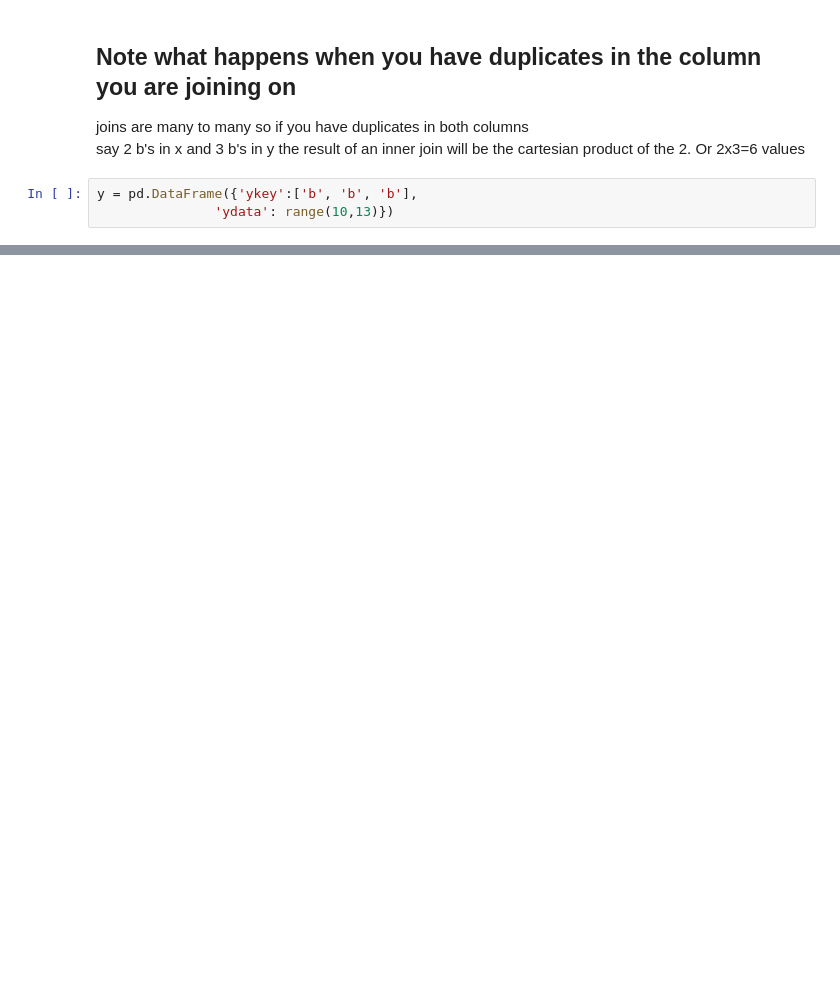
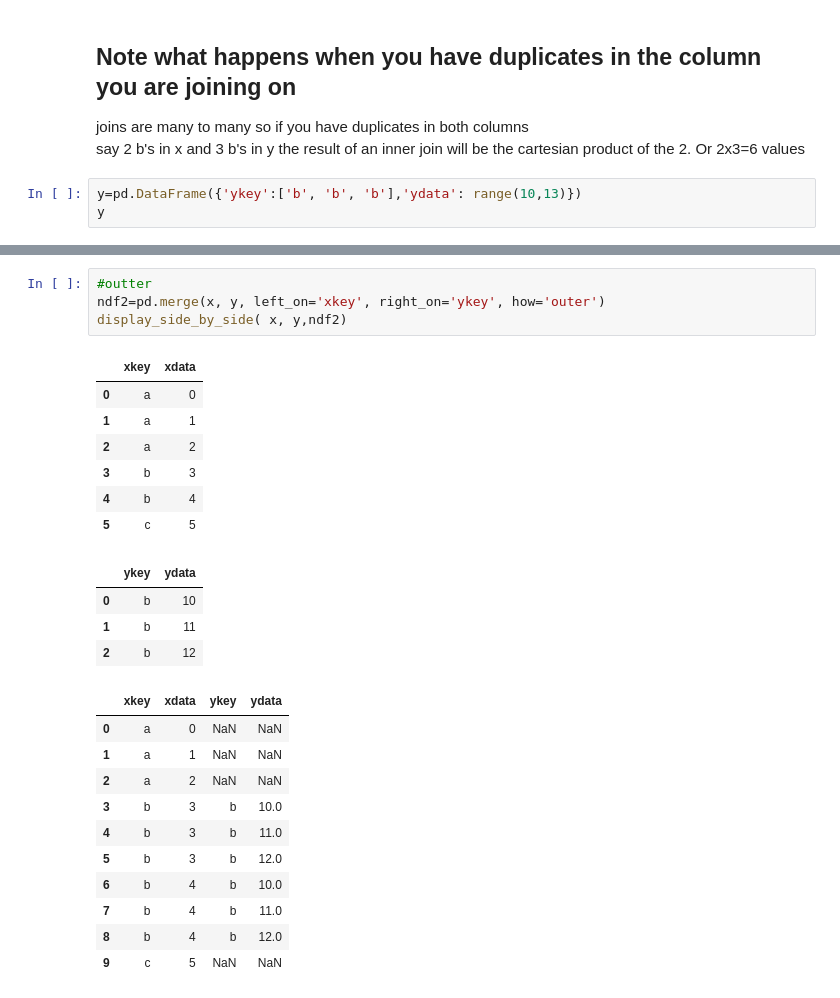
Before and after one commit to CNUClasses/DATA301_CODE, a Jupyter notebook: week_4/44_pandas_merges.ipynb, the cells around one changed output, grey strips where cells are left out. Drawn from its saved outputs; the diff is of its cells as text; blank space fills up the shorter version.

```diff
--- a/week_4/44_pandas_merges.ipynb
+++ b/week_4/44_pandas_merges.ipynb
@@ -195,5 +196,5 @@ display_side_by_side(ndf4, x, y)
 joins are many to many so if you have duplicates in both columns<br>
 say 2 b's in x and 3 b's in y the result of an inner join will be the cartesian product of the 2.  Or 2x3=6 values
 # %%
-y = pd.DataFrame({'ykey':['b', 'b', 'b'],
-               'ydata': range(10,13)})
+y=pd.DataFrame({'ykey':['b', 'b', 'b'],'ydata': range(10,13)})
+y
@@ -199,0 +229,27 @@ y = pd.DataFrame({'ykey':['b', 'b', 'b'],
+# %%
+#outter
+ndf2=pd.merge(x, y, left_on='xkey', right_on='ykey', how='outer')
+display_side_by_side( x, y,ndf2)
+# %% [output]
+|  | xkey | xdata |
+| 0 | a | 0 |
+| 1 | a | 1 |
+| 2 | a | 2 |
+| 3 | b | 3 |
+| 4 | b | 4 |
+| 5 | c | 5 |
+|  | ykey | ydata |
+| 0 | b | 10 |
+| 1 | b | 11 |
+| 2 | b | 12 |
+|  | xkey | xdata | ykey | ydata |
+| 0 | a | 0 | NaN | NaN |
+| 1 | a | 1 | NaN | NaN |
+| 2 | a | 2 | NaN | NaN |
+| 3 | b | 3 | b | 10.0 |
+| 4 | b | 3 | b | 11.0 |
+| 5 | b | 3 | b | 12.0 |
+| 6 | b | 4 | b | 10.0 |
+| 7 | b | 4 | b | 11.0 |
+| 8 | b | 4 | b | 12.0 |
+| 9 | c | 5 | NaN | NaN |
```
Also changed, not shown: parts of 10 cells of this notebook, 6 other files.
